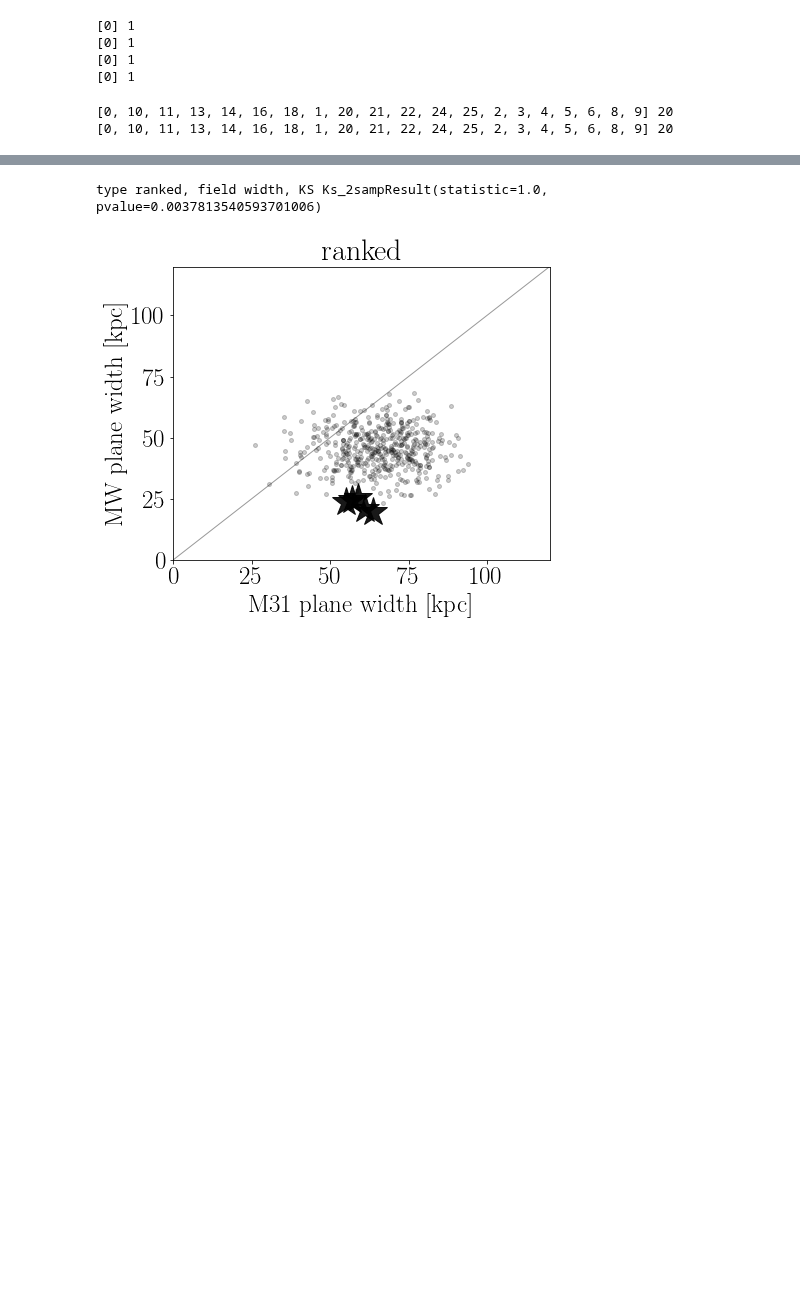
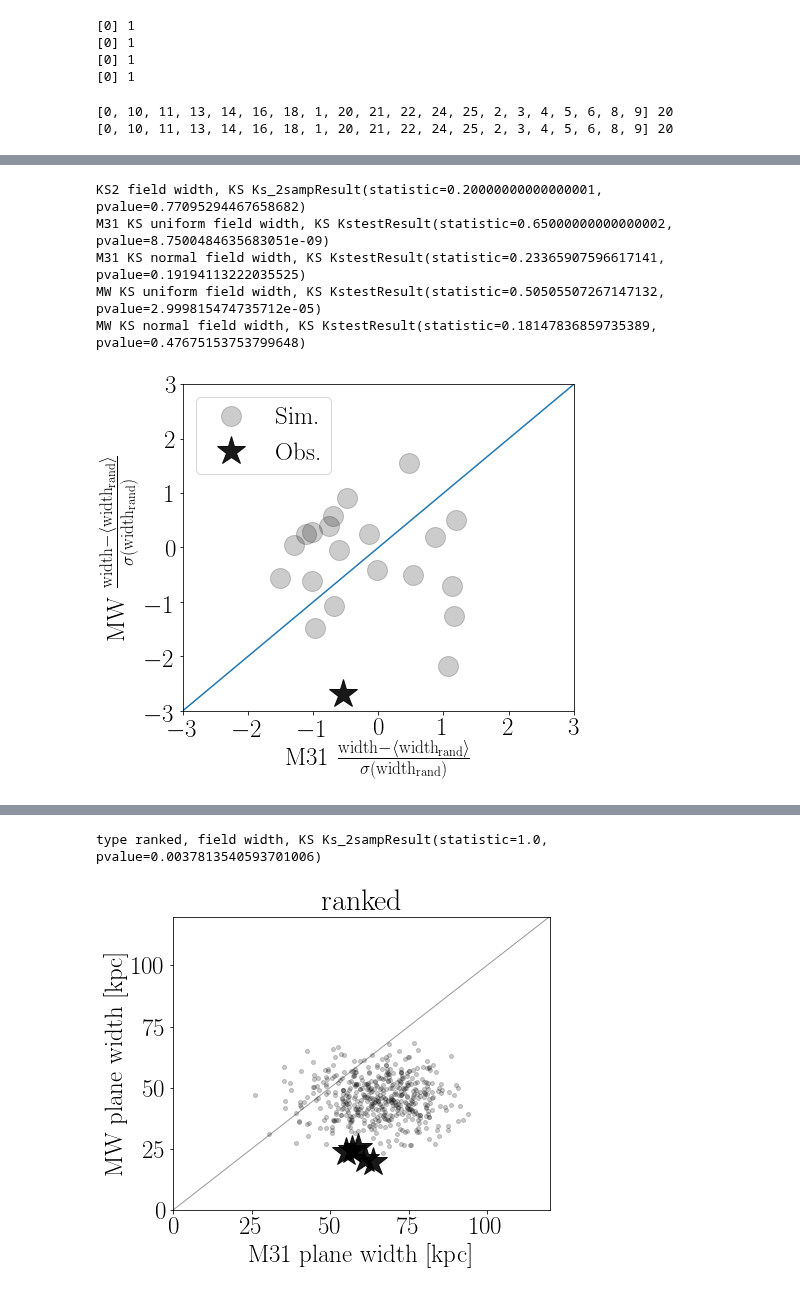
Before and after one commit to astroandes/SatelliteShapeLG, a Jupyter notebook: code/plot.ipynb, the cells around one changed output, grey strips where cells are left out. Saved outputs shown, nothing was run; the diff lists cells and outputs as text; code cells hidden in the pictures; blank space fills up the shorter version.

```diff
--- a/code/plot.ipynb
+++ b/code/plot.ipynb
@@ -156,0 +185,9 @@ plt.ylim([-3,3])
+# %%
+plot_normalized(field='width')
+# %% [output]
+KS2 field width, KS Ks_2sampResult(statistic=0.20000000000000001, pvalue=0.77095294467658682)
+M31 KS uniform field width, KS KstestResult(statistic=0.65000000000000002, pvalue=8.7500484635683051e-09)
+M31 KS normal field width, KS KstestResult(statistic=0.23365907596617141, pvalue=0.19194113222035525)
+MW KS uniform field width, KS KstestResult(statistic=0.50505507267147132, pvalue=2.999815474735712e-05)
+MW KS normal field width, KS KstestResult(statistic=0.18147836859735389, pvalue=0.47675153753799648)
+[figure, added]
```
Also changed, not shown: parts of 5 cells of this notebook.
